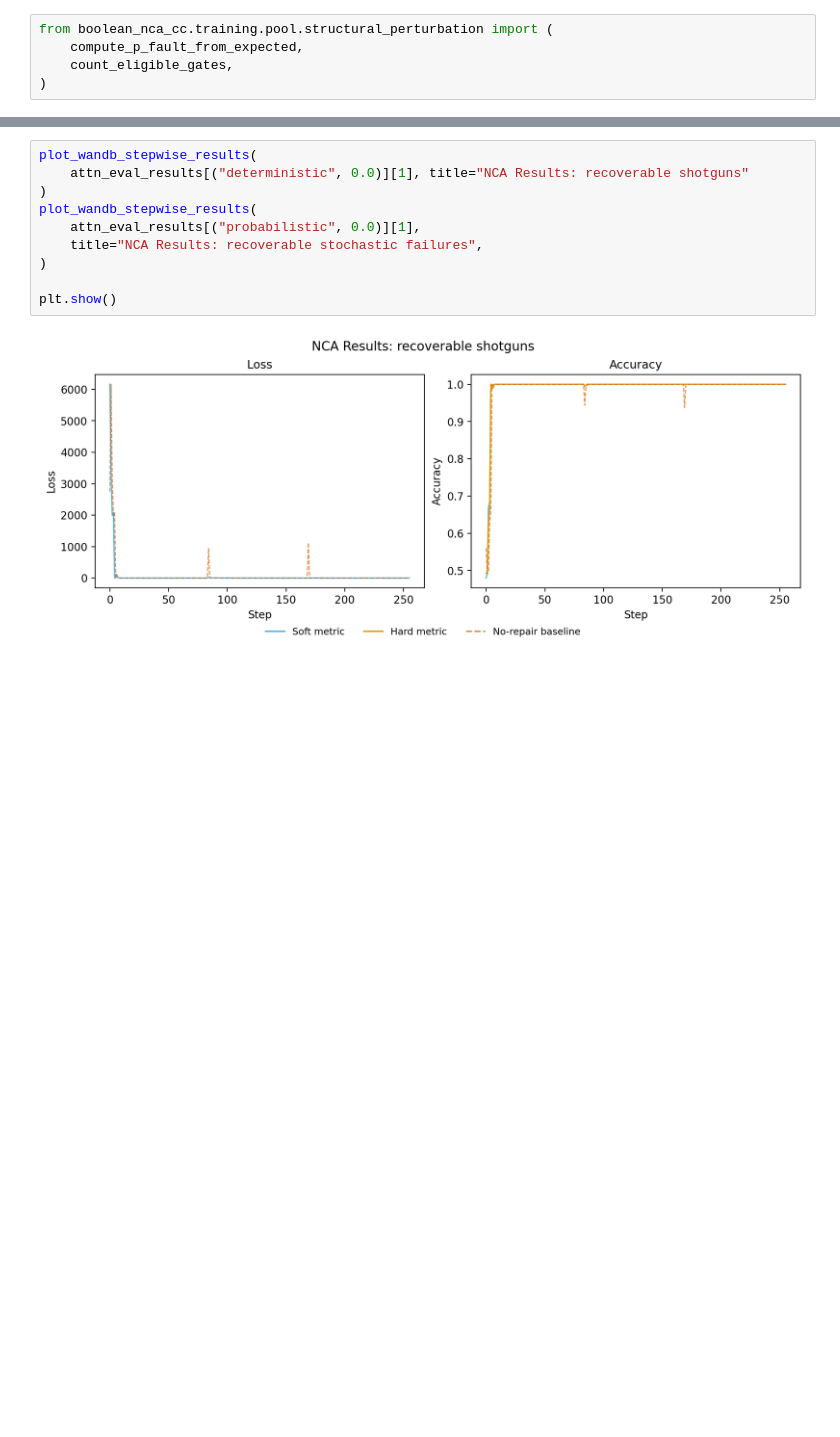
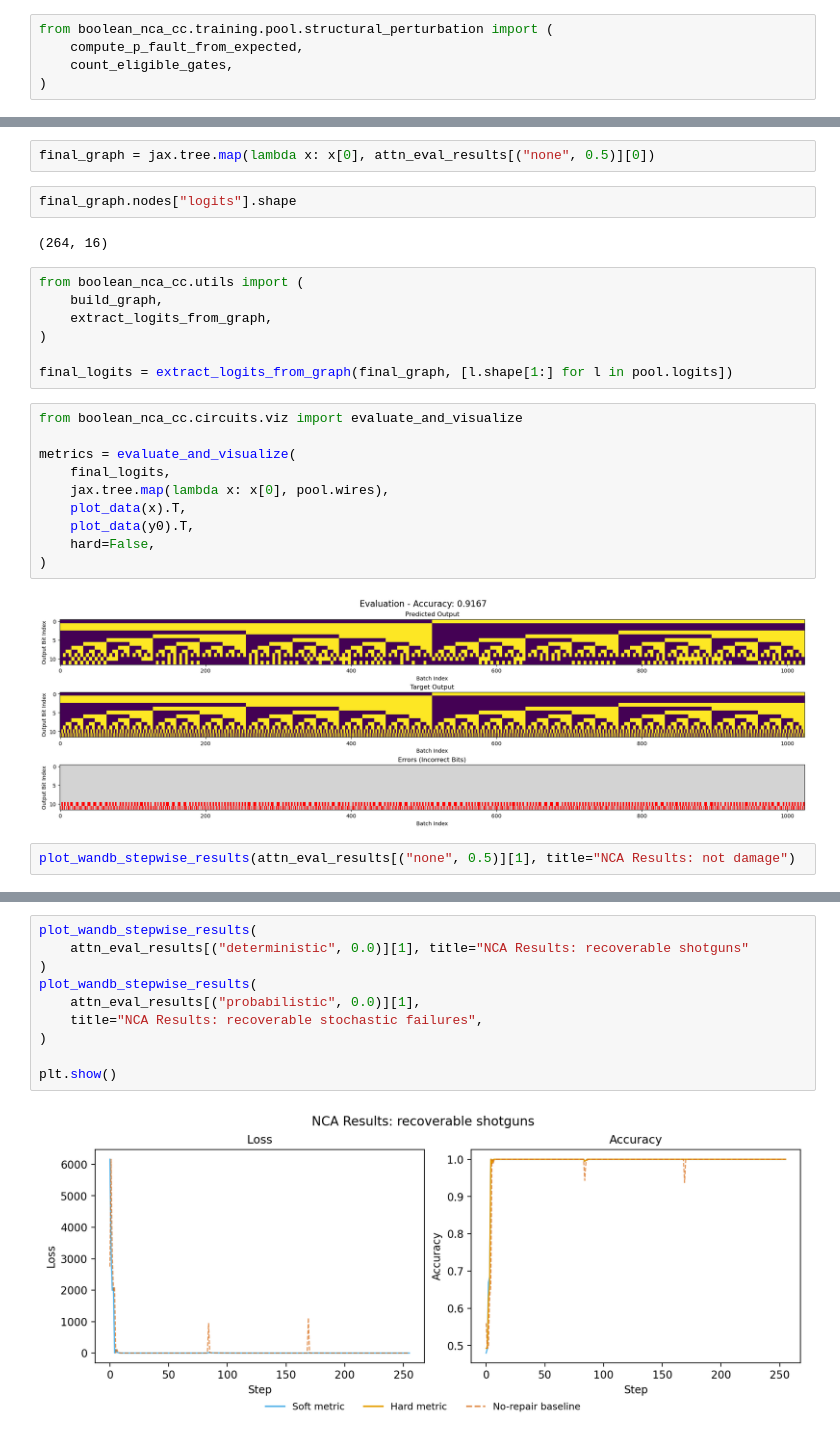
Before and after one commit to GabrielBena/boolean_nca_cc, a Jupyter notebook: boolean_nca_exploration.ipynb, the cells around one changed output, grey strips where cells are left out. Saved outputs shown, nothing was run; the diff lists cells and outputs as text; blank space fills up the shorter version.

```diff
--- a/boolean_nca_exploration.ipynb
+++ b/boolean_nca_exploration.ipynb
@@ -353,2 +352,29 @@ Evaluation complete: 256 steps
+# %%
+final_graph = jax.tree.map(lambda x: x[0], attn_eval_results[("none", 0.5)][0])
+# %%
+final_graph.nodes["logits"].shape
+# %% [output]
+(264, 16)
+# %%
+from boolean_nca_cc.utils import (
+    build_graph,
+    extract_logits_from_graph,
+)
+
+final_logits = extract_logits_from_graph(final_graph, [l.shape[1:] for l in pool.logits])
+# %%
+from boolean_nca_cc.circuits.viz import evaluate_and_visualize
+
+metrics = evaluate_and_visualize(
+    final_logits,
+    jax.tree.map(lambda x: x[0], pool.wires),
+    plot_data(x).T,
+    plot_data(y0).T,
+    hard=False,
+)
+# %% [output]
+[figure, added]
+# %%
+plot_wandb_stepwise_results(attn_eval_results[("none", 0.5)][1], title="NCA Results: not damage")
 # %%
 plot_wandb_stepwise_results(
```
Also changed, not shown: parts of 8 cells of this notebook, 6 other files.
